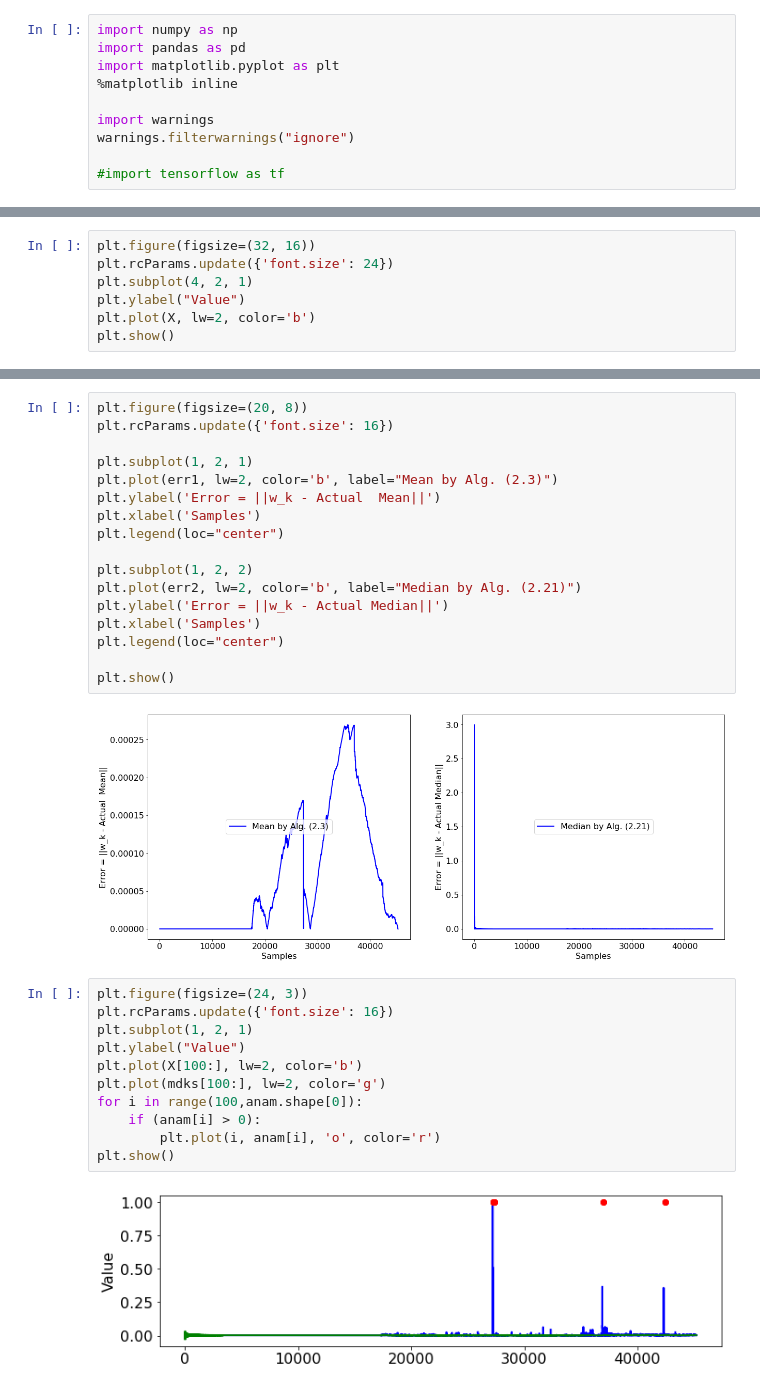
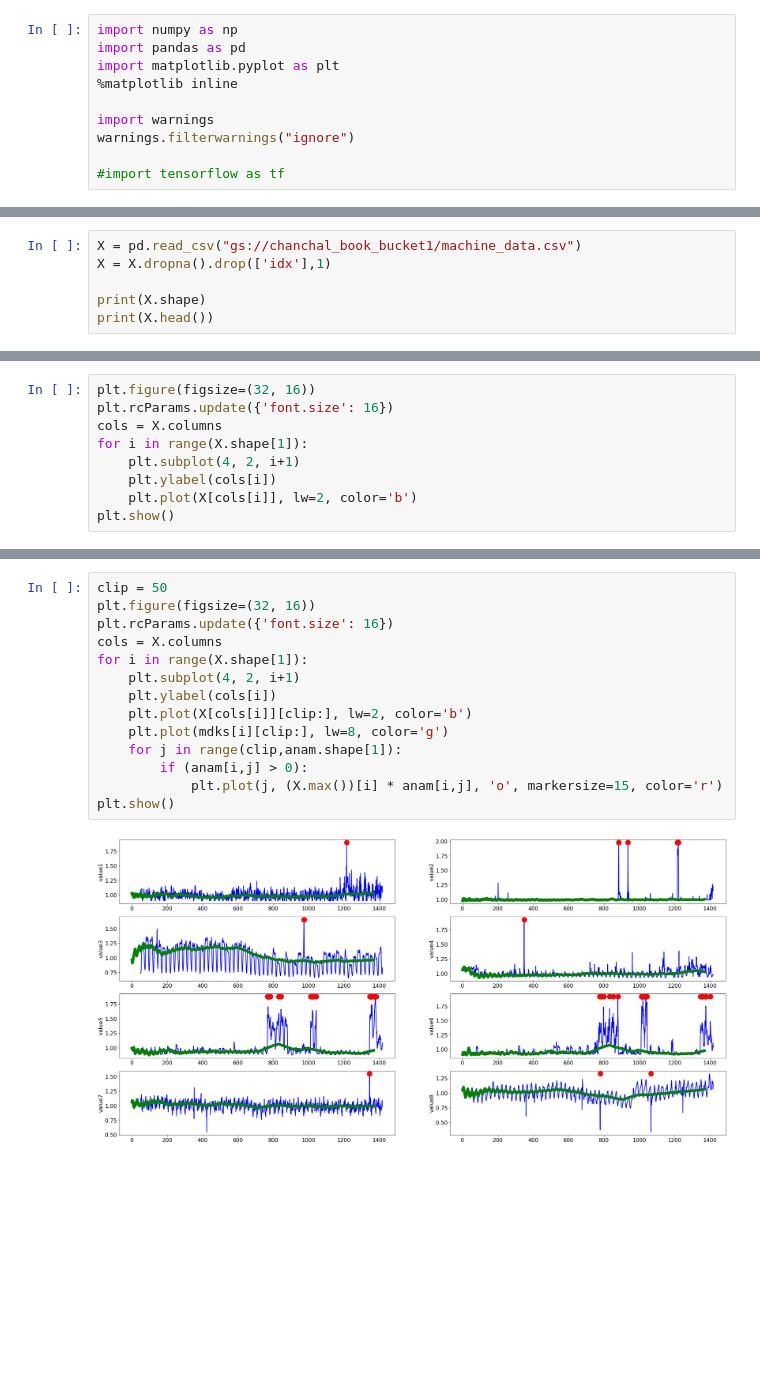
Before and after one commit to cchatterj0/AdaptiveMLAlgorithms, a Jupyter notebook: Chapter2-Cov-Mean-Median/AnomalyDetection.ipynb, the cells around one changed output, grey strips where cells are left out. Drawn from its saved outputs; the diff is of its cells as text; blank space fills up the shorter version.

```diff
--- a/Chapter2-Cov-Mean-Median/AnomalyDetection.ipynb
+++ b/Chapter2-Cov-Mean-Median/AnomalyDetection.ipynb
@@ -37,0 +22,6 @@ print(dataset.head())
+# %%
+X = pd.read_csv("gs://chanchal_book_bucket1/machine_data.csv")
+X = X.dropna().drop(['idx'],1)
+
+print(X.shape)
+print(X.head())
@@ -38,8 +43,10 @@ print(dataset.head())
 # %%
 plt.figure(figsize=(32, 16))
-plt.rcParams.update({'font.size': 24})
-plt.subplot(4, 2, 1)
-plt.ylabel("Value")
-plt.plot(X, lw=2, color='b')
+plt.rcParams.update({'font.size': 16})
+cols = X.columns
+for i in range(X.shape[1]):
+    plt.subplot(4, 2, i+1)
+    plt.ylabel(cols[i])
+    plt.plot(X[cols[i]], lw=2, color='b')
 plt.show()
 # %% [output]
@@ -90,32 +94,16 @@ for iter in range(nSamples):
-# %%
-plt.figure(figsize=(20, 8))
-plt.rcParams.update({'font.size': 16})
-
-plt.subplot(1, 2, 1)
-plt.plot(err1, lw=2, color='b', label="Mean by Alg. (2.3)")
-plt.ylabel('Error = ||w_k - Actual  Mean||')
-plt.xlabel('Samples')
-plt.legend(loc="center")
-
-plt.subplot(1, 2, 2)
-plt.plot(err2, lw=2, color='b', label="Median by Alg. (2.21)")
-plt.ylabel('Error = ||w_k - Actual Median||')
-plt.xlabel('Samples')
-plt.legend(loc="center")
-
-plt.show()
-# %% [output]
-[figure, removed]
 # %%
-plt.figure(figsize=(24, 3))
+clip = 50
+plt.figure(figsize=(32, 16))
 plt.rcParams.update({'font.size': 16})
-plt.subplot(1, 2, 1)
-plt.ylabel("Value")
-plt.plot(X[100:], lw=2, color='b')
-plt.plot(mdks[100:], lw=2, color='g')
-for i in range(100,anam.shape[0]):
-    if (anam[i] > 0):
-        plt.plot(i, anam[i], 'o', color='r')
+cols = X.columns
+for i in range(X.shape[1]):
+    plt.subplot(4, 2, i+1)
+    plt.ylabel(cols[i])
+    plt.plot(X[cols[i]][clip:], lw=2, color='b')
+    plt.plot(mdks[i][clip:], lw=8, color='g')
+    for j in range(clip,anam.shape[1]):
+        if (anam[i,j] > 0):
+            plt.plot(j, (X.max())[i] * anam[i,j], 'o', markersize=15, color='r')
 plt.show()
 # %% [output]
-[figure, old version]
+[figure, new version]
```
Also changed, not shown: parts of 5 cells of this notebook.
